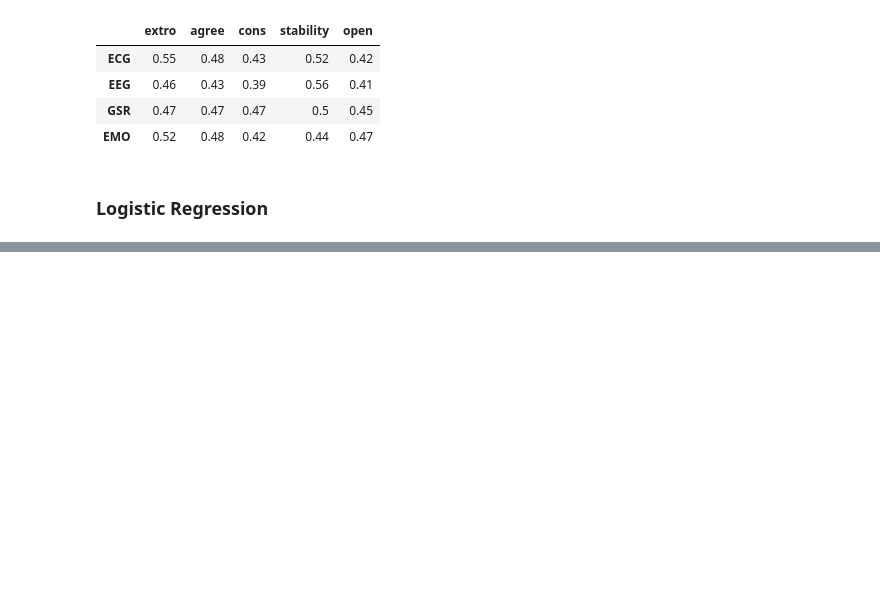
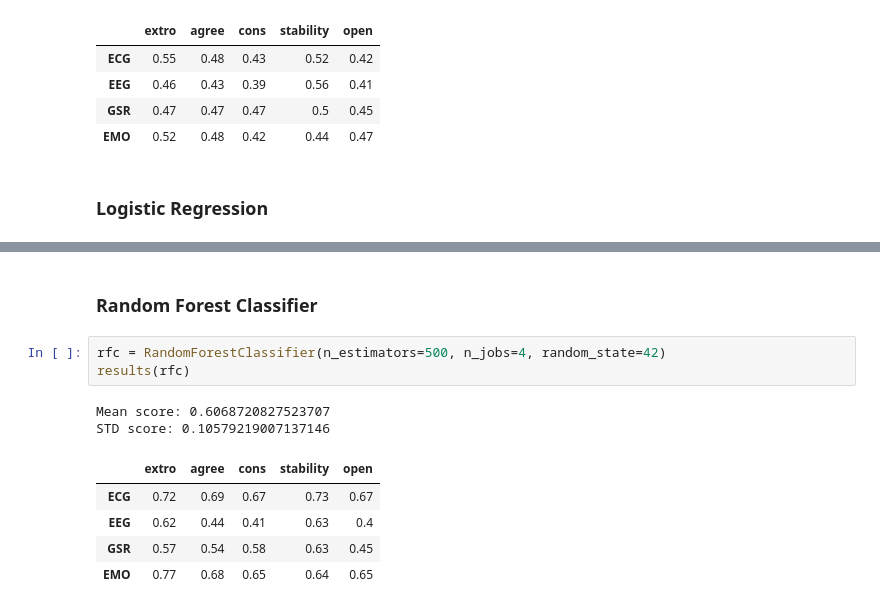
Before and after one commit to kroglkt/CogSci2, a Jupyter notebook: Reading Data.ipynb, the cells around one changed output, grey strips where cells are left out. Cells and saved outputs as stored; diff of their text form; blank space fills up the shorter version.

```diff
--- a/Reading Data.ipynb
+++ b/Reading Data.ipynb
@@ -293,0 +289,13 @@ filterwarnings(action, message='', category=<class 'Warning'>, module='', lineno
+# %% [markdown]
+### Random Forest Classifier
+# %%
+rfc = RandomForestClassifier(n_estimators=500, n_jobs=4, random_state=42)
+results(rfc)
+# %% [output]
+Mean score: 0.6068720827523707
+STD score: 0.10579219007137146
+|  | extro | agree | cons | stability | open |
+| ECG | 0.72 | 0.69 | 0.67 | 0.73 | 0.67 |
+| EEG | 0.62 | 0.44 | 0.41 | 0.63 | 0.4 |
+| GSR | 0.57 | 0.54 | 0.58 | 0.63 | 0.45 |
+| EMO | 0.77 | 0.68 | 0.65 | 0.64 | 0.65 |
```
Also changed, not shown: parts of 5 cells of this notebook.
